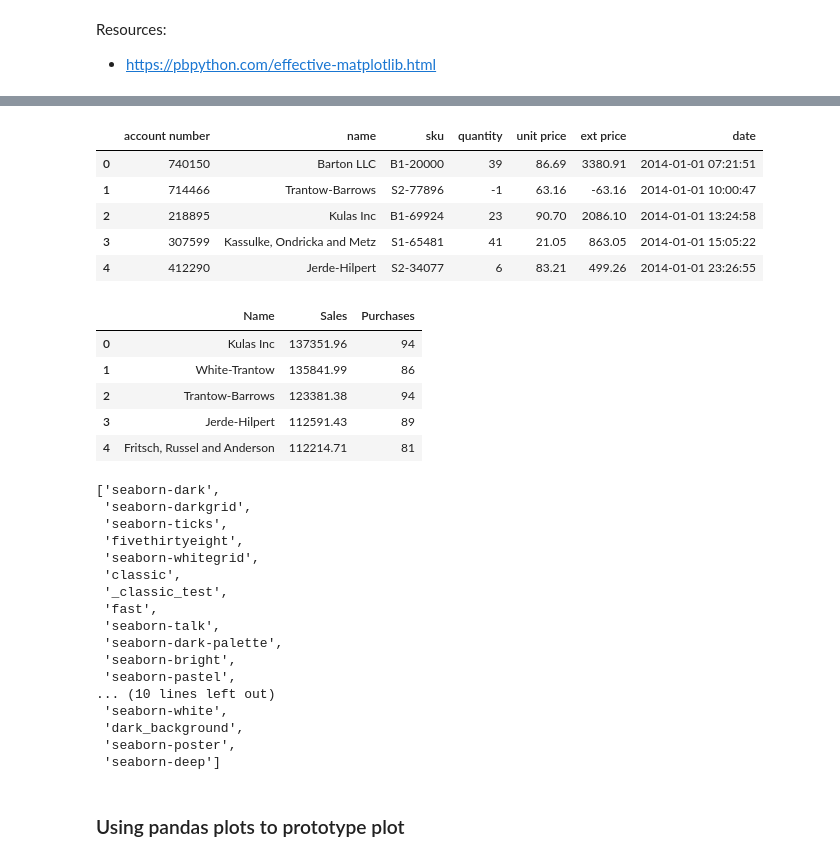
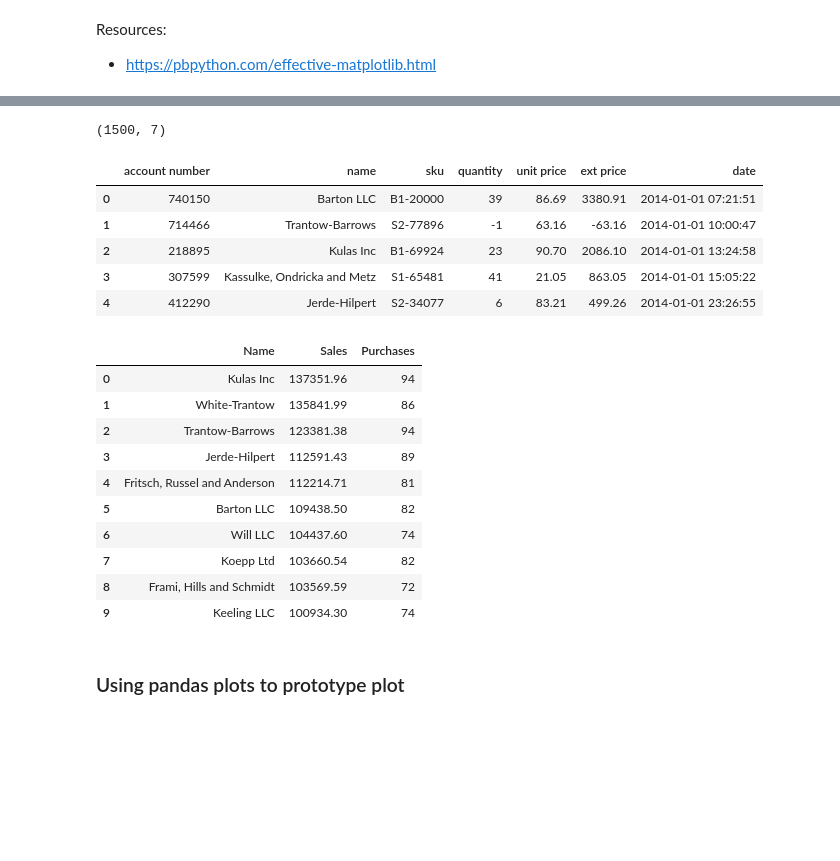
Before and after one commit to fabiangunzinger/learning, a Jupyter notebook: dataviz/matplotlib.ipynb, the cells around one changed output, grey strips where cells are left out. Drawn from its saved outputs; the diff is of its cells as text; code cells hidden in the pictures; blank space fills up the shorter version.

```diff
--- a/dataviz/matplotlib.ipynb
+++ b/dataviz/matplotlib.ipynb
@@ -4,11 +131,11 @@ Resources:
 # %%
-import pandas as pd
-import matplotlib.pyplot as plt
-from matplotlib.ticker import FuncFormatter
-
-df = pd.read_excel("https://github.com/chris1610/pbpython/blob/master/data/sample-salesv3.xlsx?raw=true")
+df = pd.read_excel(
+    "https://github.com/chris1610/pbpython/blob/master/data/sample-salesv3.xlsx?raw=true"
+)
+print(df.shape)
 df.head()
 # %% [output]
+(1500, 7)
 |  | account number | name | sku | quantity | unit price | ext price | date |
 | 0 | 740150 | Barton LLC | B1-20000 | 39 | 86.69 | 3380.91 | 2014-01-01 07:21:51 |
 | 1 | 714466 | Trantow-Barrows | S2-77896 | -1 | 63.16 | -63.16 | 2014-01-01 10:00:47 |
@@ -16,40 +143,29 @@ df.head()
 | 3 | 307599 | Kassulke, Ondricka and Metz | S1-65481 | 41 | 21.05 | 863.05 | 2014-01-01 15:05:22 |
 | 4 | 412290 | Jerde-Hilpert | S2-34077 | 6 | 83.21 | 499.26 | 2014-01-01 23:26:55 |
 # %%
-top_10 = (df.groupby('name')['ext price', 'quantity']
-          .agg({'ext price': 'sum', 'quantity': 'count'})
-          .sort_values(by='ext price', ascending=False)[:10]
-          .reset_index()
-         )
-top_10.rename(columns={'name': 'Name', 'ext price': 'Sales', 'quantity': 'Purchases'}, inplace=True)
-top_10.head()
+top_10 = (
+    df.groupby("name")["ext price", "quantity"]
+    .agg({"ext price": "sum", "quantity": "count"})
+    .sort_values(by="ext price", ascending=False)[:10]
+    .reset_index()
+)
+top_10.rename(
+    columns={"name": "Name", "ext price": "Sales", "quantity": "Purchases"},
+    inplace=True,
+)
+top_10
 # %% [output]
 |  | Name | Sales | Purchases |
 | 0 | Kulas Inc | 137351.96 | 94 |
 | 1 | White-Trantow | 135841.99 | 86 |
 | 2 | Trantow-Barrows | 123381.38 | 94 |
 | 3 | Jerde-Hilpert | 112591.43 | 89 |
 | 4 | Fritsch, Russel and Anderson | 112214.71 | 81 |
+| 5 | Barton LLC | 109438.50 | 82 |
+| 6 | Will LLC | 104437.60 | 74 |
+| 7 | Koepp Ltd | 103660.54 | 82 |
+| 8 | Frami, Hills and Schmidt | 103569.59 | 72 |
+| 9 | Keeling LLC | 100934.30 | 74 |
-# %%
-plt.style.available
-# %% [output]
-['seaborn-dark',
- 'seaborn-darkgrid',
- 'seaborn-ticks',
- 'fivethirtyeight',
- 'seaborn-whitegrid',
- 'classic',
- '_classic_test',
- 'fast',
- 'seaborn-talk',
- 'seaborn-dark-palette',
- 'seaborn-bright',
- 'seaborn-pastel',
-... (10 lines left out)
- 'seaborn-white',
- 'dark_background',
- 'seaborn-poster',
- 'seaborn-deep']
 # %%
 plt.style.use('seaborn-darkgrid')
 # %% [markdown]
```
Also changed, not shown: parts of 15 cells of this notebook, 2 other files.
